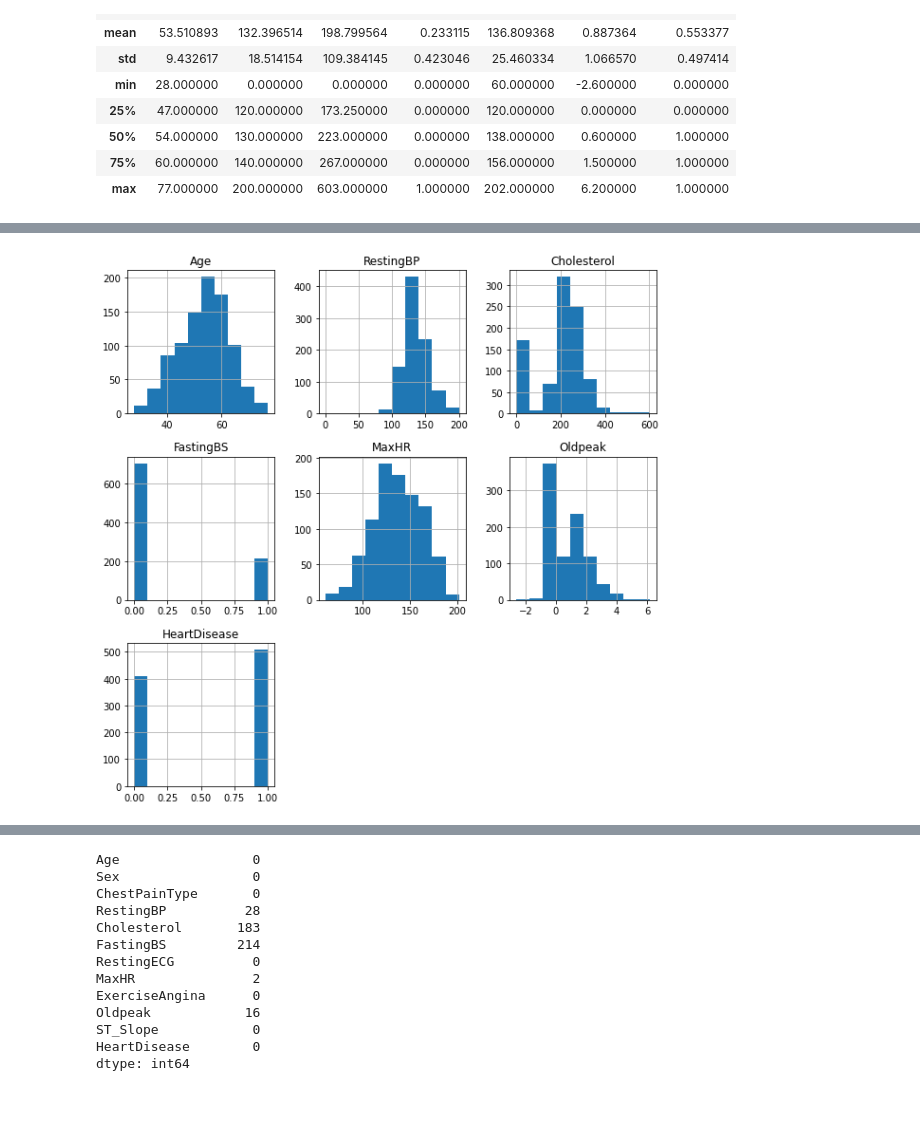
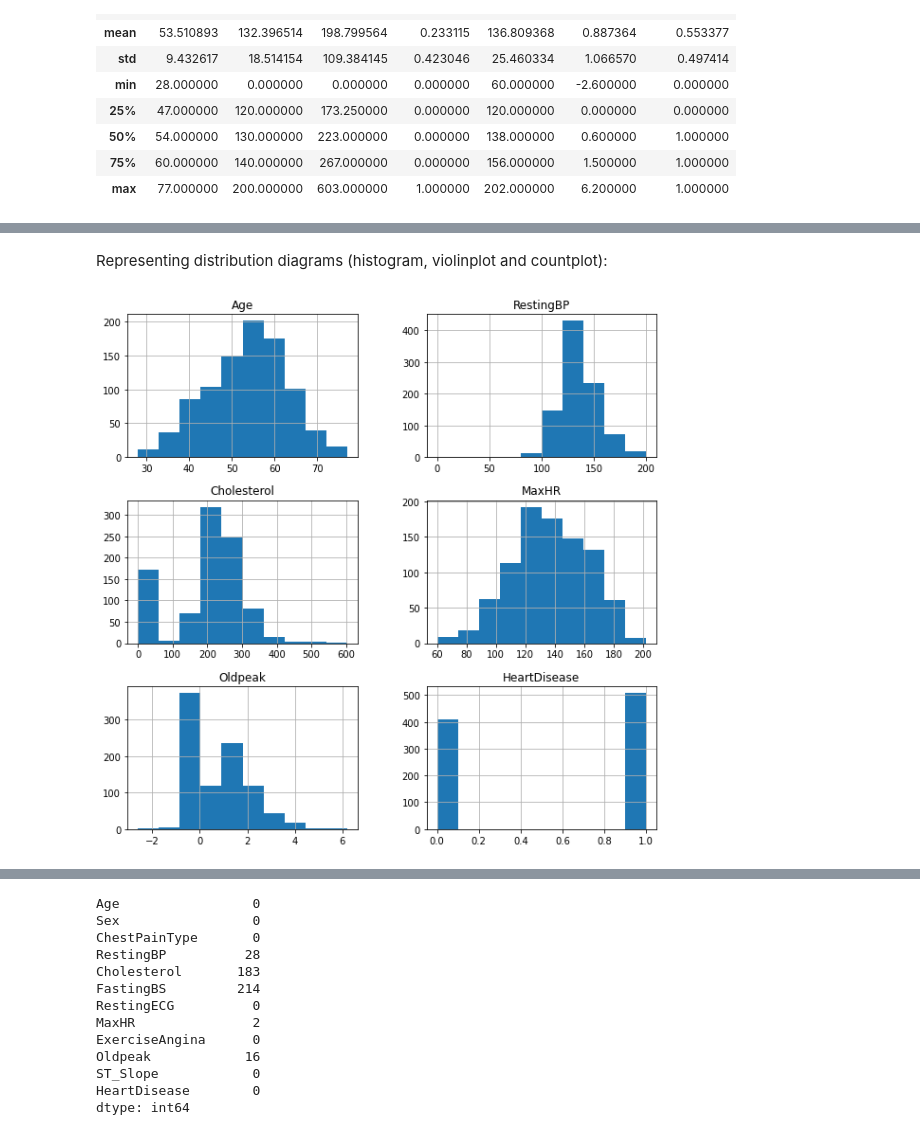
Before and after one commit to mma735/Practice-DS, a Jupyter notebook: dataset5_heart/dataset5_heart_DP&EDA.ipynb, the cells around one changed output, grey strips where cells are left out. Cells and saved outputs as stored; diff of their text form; code cells hidden in the pictures; blank space fills up the shorter version.

```diff
--- a/dataset5_heart/dataset5_heart_DP&EDA.ipynb
+++ b/dataset5_heart/dataset5_heart_DP&EDA.ipynb
@@ -104,4 +102,6 @@ dfHeart["HeartDisease"].sum()
+# %% [markdown]
+Representing distribution diagrams (histogram, violinplot and countplot):
 # %%
-histRaw = dfHeart.hist(figsize = (10,10))
+histRaw = dfHeart.drop(columns=['FastingBS']).hist(figsize = (10,10))
 # %% [output]
-[figure, old version]
+[figure, new version]
```
Also changed, not shown: parts of 27 cells of this notebook, 27 other files.
